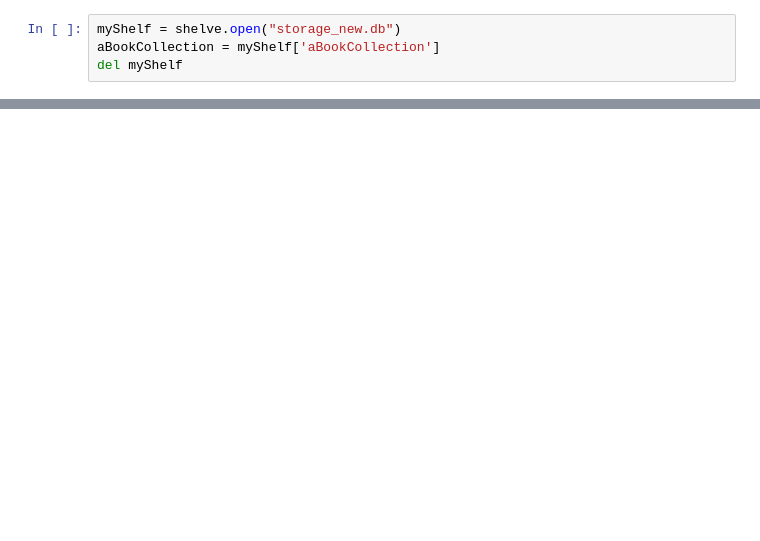
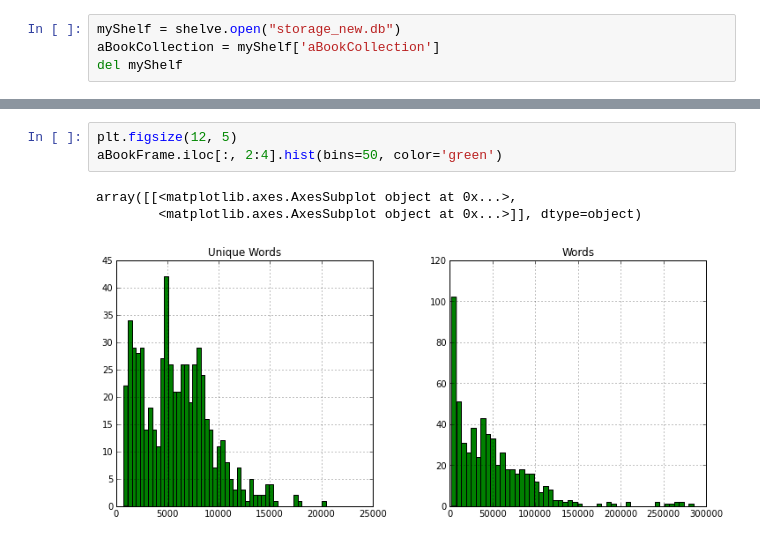
Before and after one commit to alepulver/tp-final-incc, a Jupyter notebook: Sample overview.ipynb, the cells around one changed output, grey strips where cells are left out. Cells and saved outputs as stored; diff of their text form; blank space fills up the shorter version.

```diff
--- a/Sample overview.ipynb
+++ b/Sample overview.ipynb
@@ -40,0 +33,7 @@ axis2.hist(aBookFrame['Unique Words'], bins=50)
+# %%
+plt.figsize(12, 5)
+aBookFrame.iloc[:, 2:4].hist(bins=50, color='green')
+# %% [output]
+array([[<matplotlib.axes.AxesSubplot object at 0x...>,
+        <matplotlib.axes.AxesSubplot object at 0x...>]], dtype=object)
+[figure, added]
```
Also changed, not shown: parts of 12 cells of this notebook, 6 other files.
